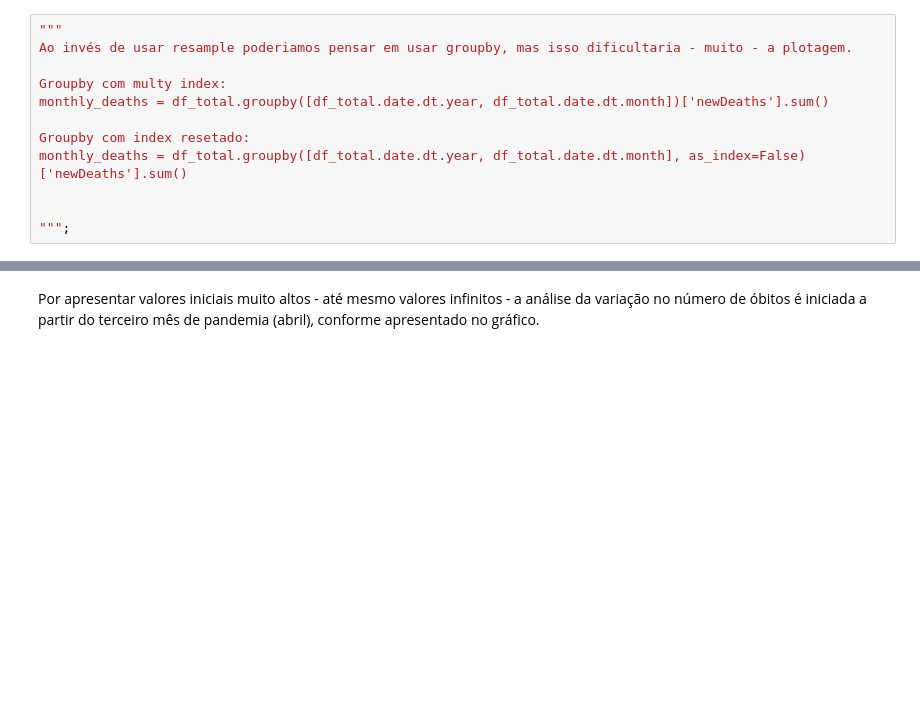
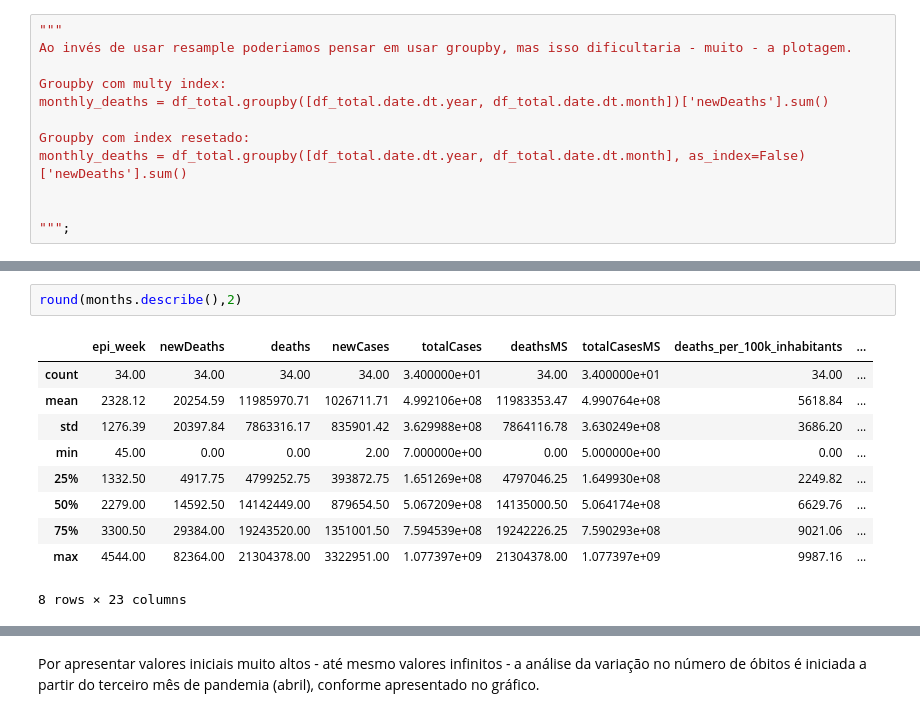
Before and after one commit to til021/divtech_covid_analysis, a Jupyter notebook: covid.ipynb, the cells around one changed output, grey strips where cells are left out. Cells and saved outputs as stored; diff of their text form; blank space fills up the shorter version.

```diff
--- a/covid.ipynb
+++ b/covid.ipynb
@@ -84,3 +117,16 @@ monthly_deaths = df_total.groupby([df_total.date.dt.year, df_total.date.dt.month
+# %%
+round(months.describe(),2)
+# %% [output]
+|  | epi_week | newDeaths | deaths | newCases | totalCases | deathsMS | totalCasesMS | deaths_per_100k_inhabitants | ... |
+| count | 34.00 | 34.00 | 34.00 | 34.00 | 3.400000e+01 | 34.00 | 3.400000e+01 | 34.00 | ... |
+| mean | 2328.12 | 20254.59 | 11985970.71 | 1026711.71 | 4.992106e+08 | 11983353.47 | 4.990764e+08 | 5618.84 | ... |
+| std | 1276.39 | 20397.84 | 7863316.17 | 835901.42 | 3.629988e+08 | 7864116.78 | 3.630249e+08 | 3686.20 | ... |
+| min | 45.00 | 0.00 | 0.00 | 2.00 | 7.000000e+00 | 0.00 | 5.000000e+00 | 0.00 | ... |
+| 25% | 1332.50 | 4917.75 | 4799252.75 | 393872.75 | 1.651269e+08 | 4797046.25 | 1.649930e+08 | 2249.82 | ... |
+| 50% | 2279.00 | 14592.50 | 14142449.00 | 879654.50 | 5.067209e+08 | 14135000.50 | 5.064174e+08 | 6629.76 | ... |
+| 75% | 3300.50 | 29384.00 | 19243520.00 | 1351001.50 | 7.594539e+08 | 19242226.25 | 7.590293e+08 | 9021.06 | ... |
+| max | 4544.00 | 82364.00 | 21304378.00 | 3322951.00 | 1.077397e+09 | 21304378.00 | 1.077397e+09 | 9987.16 | ... |
+8 rows × 23 columns
 # %%
 fig = px.line(months, x=months.index, y="newCases", title='Número de novos casos divulgados',
              labels = {
```
Also changed, not shown: parts of 13 cells of this notebook.
